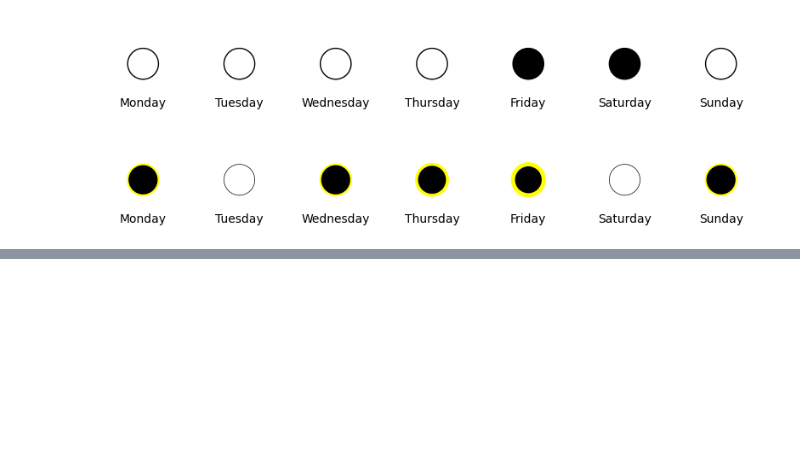
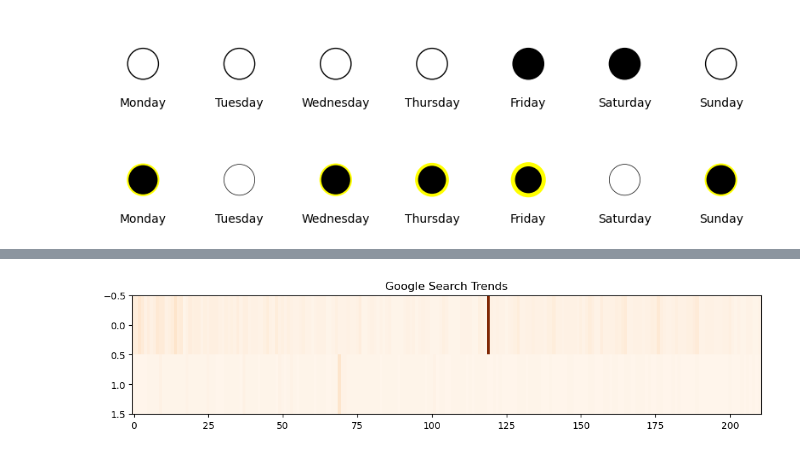
Before and after one commit to alexanderthclark/Matplotlib-for-Storytellers, a Jupyter notebook: python/Poetry-Figure-Dev.ipynb, the cells around one changed output, grey strips where cells are left out. Drawn from its saved outputs; the diff is of its cells as text; code cells hidden in the pictures; blank space fills up the shorter version.

```diff
--- a/python/Poetry-Figure-Dev.ipynb
+++ b/python/Poetry-Figure-Dev.ipynb
@@ -170,0 +195,11 @@ savepy('violin-streak')
+# %%
+fig, ax = plt.figure(figsize = (10,3)), plt.axes()
+ax.imshow(df.T,
+    aspect = 20,
+    cmap = 'Oranges')
+ax.set_title("Google Search Trends")
+#truncate
+plt.tight_layout()
+plt.savefig('heat-basic.pdf')
+# %% [output]
+[figure, added]
```
Also changed, not shown: parts of 16 cells of this notebook, 27 other files.
